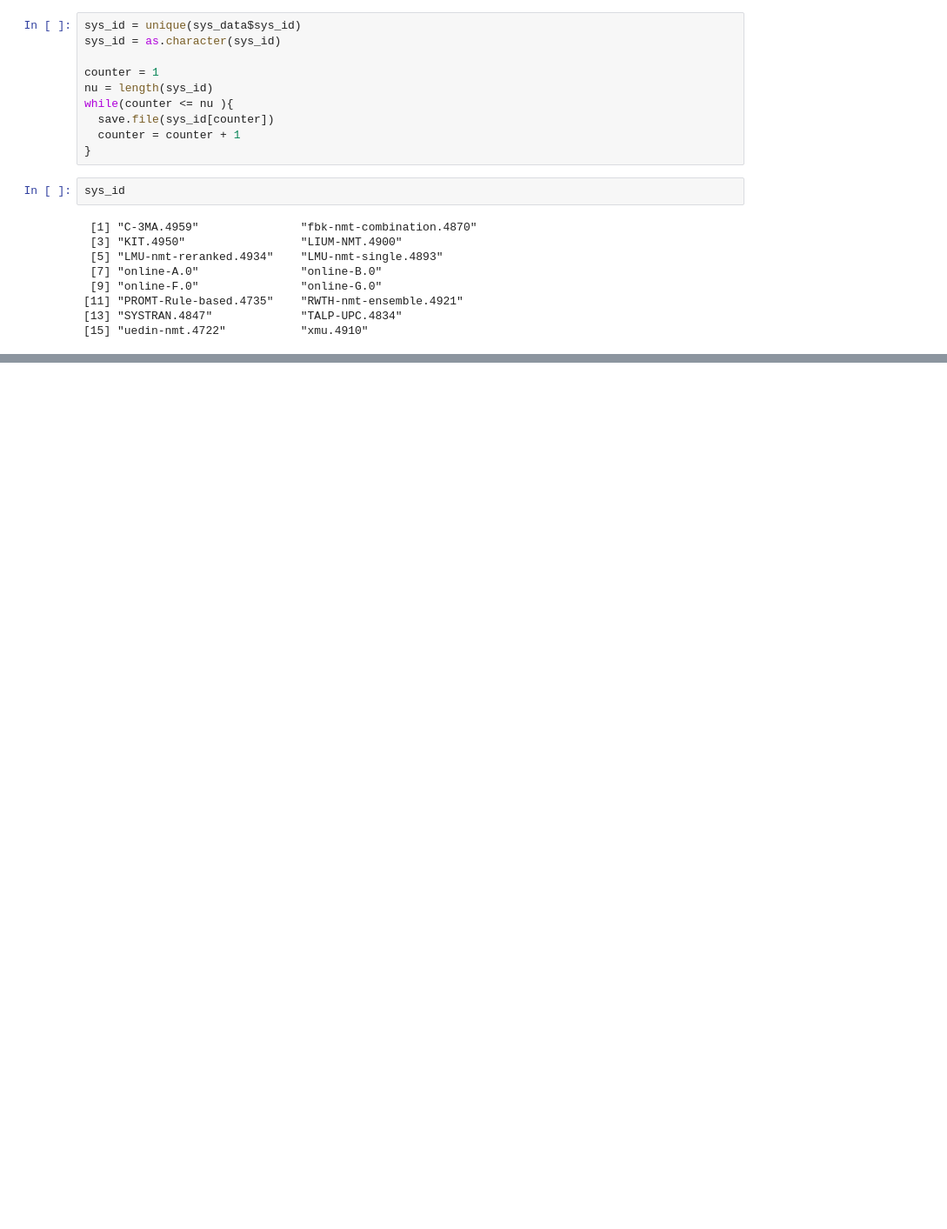
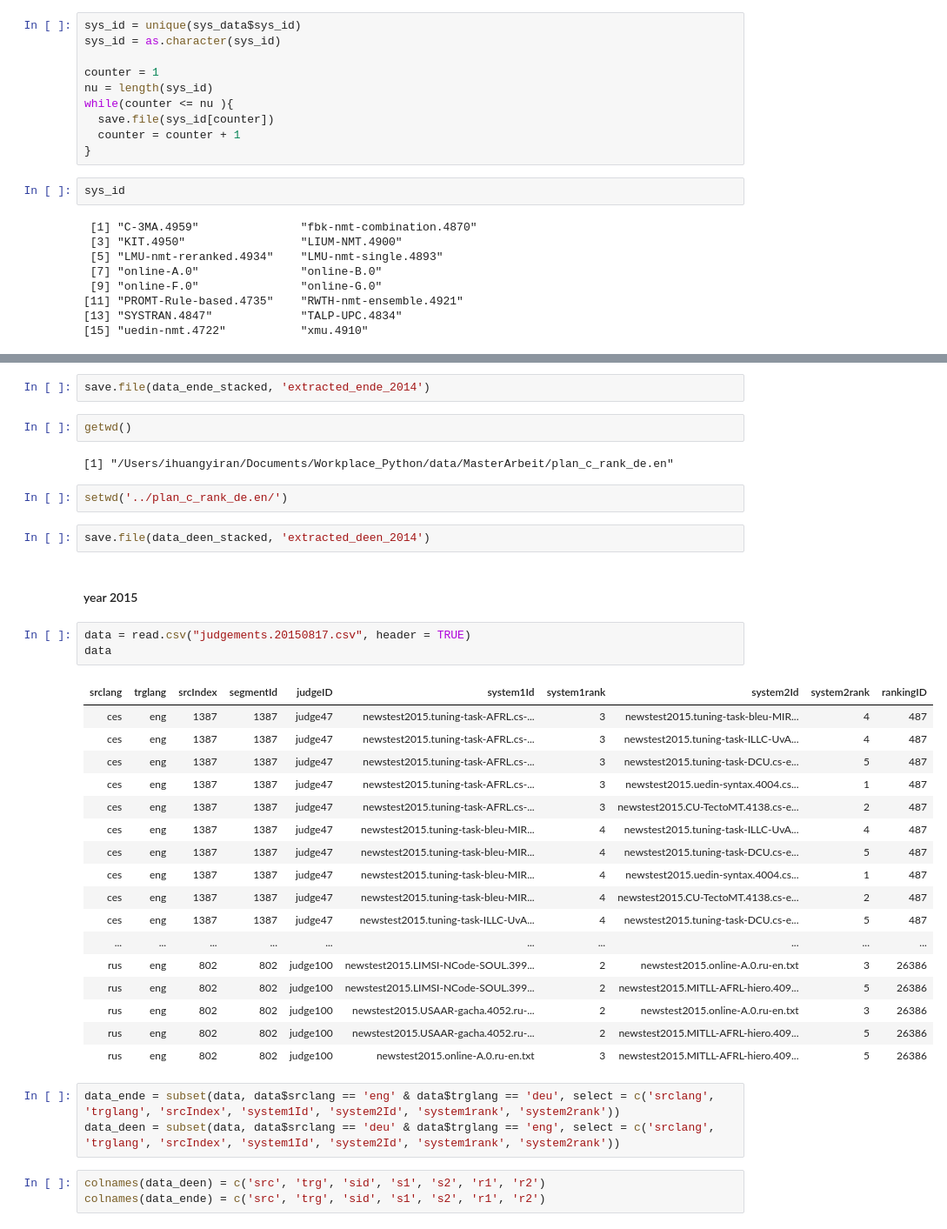
Before and after one commit to HuangYiran/MasterArbeit, a Jupyter notebook: observe_data2.ipynb, the cells around one changed output, grey strips where cells are left out. Shown at 87% size. Saved outputs shown, nothing was run; the diff lists cells and outputs as text; blank space fills up the shorter version.

```diff
--- a/observe_data2.ipynb
+++ b/observe_data2.ipynb
@@ -125,0 +364,39 @@ p_loss + geom_point() + xlab("number of batch") + ylab("loss") + ylim(0, max(los
+# %%
+save.file(data_ende_stacked, 'extracted_ende_2014')
+# %%
+getwd()
+# %% [output]
+[1] "/Users/ihuangyiran/Documents/Workplace_Python/data/MasterArbeit/plan_c_rank_de.en"
+# %%
+setwd('../plan_c_rank_de.en/')
+# %%
+save.file(data_deen_stacked, 'extracted_deen_2014')
+# %% [markdown]
+#### year 2015
+# %%
+data = read.csv("judgements.20150817.csv", header = TRUE)
+data
+# %% [output]
+| srclang | trglang | srcIndex | segmentId | judgeID | system1Id | system1rank | system2Id | system2rank | rankingID |
+| ces | eng | 1387 | 1387 | judge47 | newstest2015.tuning-task-AFRL.cs-... | 3 | newstest2015.tuning-task-bleu-MIR... | 4 | 487 |
+| ces | eng | 1387 | 1387 | judge47 | newstest2015.tuning-task-AFRL.cs-... | 3 | newstest2015.tuning-task-ILLC-UvA... | 4 | 487 |
+| ces | eng | 1387 | 1387 | judge47 | newstest2015.tuning-task-AFRL.cs-... | 3 | newstest2015.tuning-task-DCU.cs-e... | 5 | 487 |
+| ces | eng | 1387 | 1387 | judge47 | newstest2015.tuning-task-AFRL.cs-... | 3 | newstest2015.uedin-syntax.4004.cs... | 1 | 487 |
+| ces | eng | 1387 | 1387 | judge47 | newstest2015.tuning-task-AFRL.cs-... | 3 | newstest2015.CU-TectoMT.4138.cs-e... | 2 | 487 |
+| ces | eng | 1387 | 1387 | judge47 | newstest2015.tuning-task-bleu-MIR... | 4 | newstest2015.tuning-task-ILLC-UvA... | 4 | 487 |
+| ces | eng | 1387 | 1387 | judge47 | newstest2015.tuning-task-bleu-MIR... | 4 | newstest2015.tuning-task-DCU.cs-e... | 5 | 487 |
+| ces | eng | 1387 | 1387 | judge47 | newstest2015.tuning-task-bleu-MIR... | 4 | newstest2015.uedin-syntax.4004.cs... | 1 | 487 |
+| ces | eng | 1387 | 1387 | judge47 | newstest2015.tuning-task-bleu-MIR... | 4 | newstest2015.CU-TectoMT.4138.cs-e... | 2 | 487 |
+| ces | eng | 1387 | 1387 | judge47 | newstest2015.tuning-task-ILLC-UvA... | 4 | newstest2015.tuning-task-DCU.cs-e... | 5 | 487 |
+| ... | ... | ... | ... | ... | ... | ... | ... | ... | ... |
+| rus | eng | 802 | 802 | judge100 | newstest2015.LIMSI-NCode-SOUL.399... | 2 | newstest2015.online-A.0.ru-en.txt | 3 | 26386 |
+| rus | eng | 802 | 802 | judge100 | newstest2015.LIMSI-NCode-SOUL.399... | 2 | newstest2015.MITLL-AFRL-hiero.409... | 5 | 26386 |
+| rus | eng | 802 | 802 | judge100 | newstest2015.USAAR-gacha.4052.ru-... | 2 | newstest2015.online-A.0.ru-en.txt | 3 | 26386 |
+| rus | eng | 802 | 802 | judge100 | newstest2015.USAAR-gacha.4052.ru-... | 2 | newstest2015.MITLL-AFRL-hiero.409... | 5 | 26386 |
+| rus | eng | 802 | 802 | judge100 | newstest2015.online-A.0.ru-en.txt | 3 | newstest2015.MITLL-AFRL-hiero.409... | 5 | 26386 |
+# %%
+data_ende = subset(data, data$srclang == 'eng' & data$trglang == 'deu', select = c('srclang', 'trglang', 'srcIndex', 'system1Id', 'system2Id', 'system1rank', 'system2rank'))
+data_deen = subset(data, data$srclang == 'deu' & data$trglang == 'eng', select = c('srclang', 'trglang', 'srcIndex', 'system1Id', 'system2Id', 'system1rank', 'system2rank'))
+# %%
+colnames(data_deen) = c('src', 'trg', 'sid', 's1', 's2', 'r1', 'r2')
+colnames(data_ende) = c('src', 'trg', 'sid', 's1', 's2', 'r1', 'r2')
```
Also changed, not shown: parts of 49 cells of this notebook, 31 other files.
